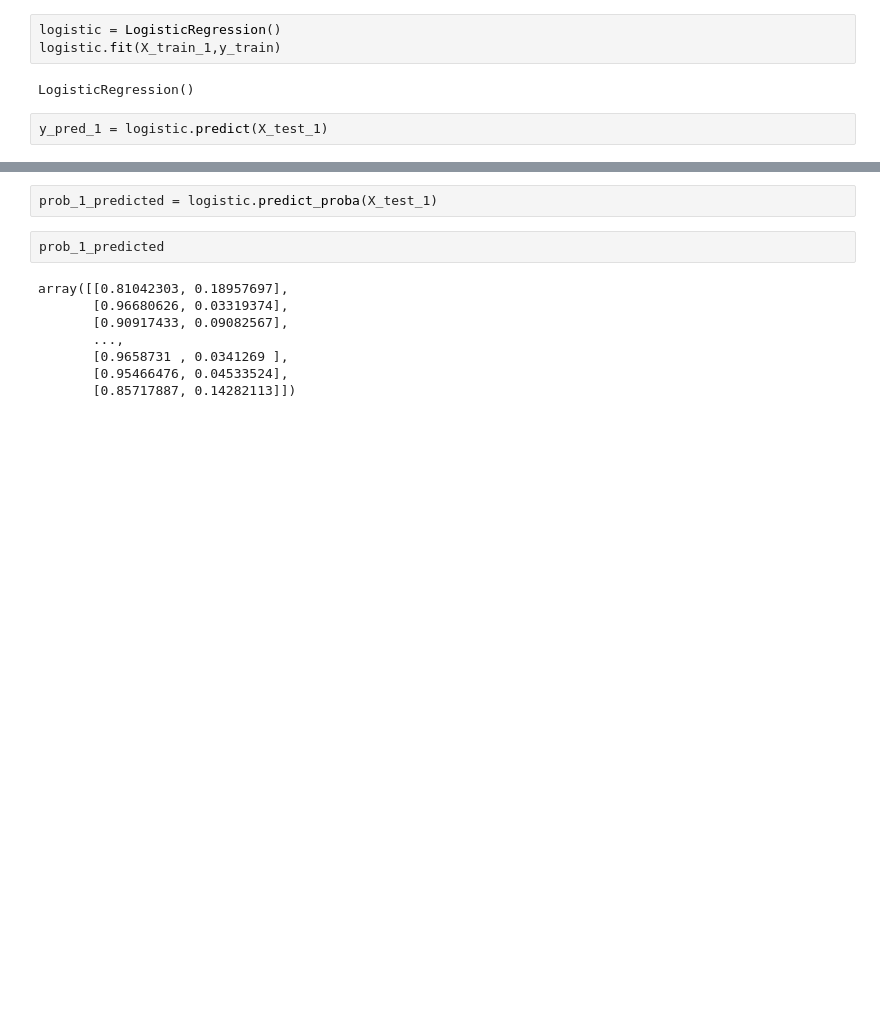
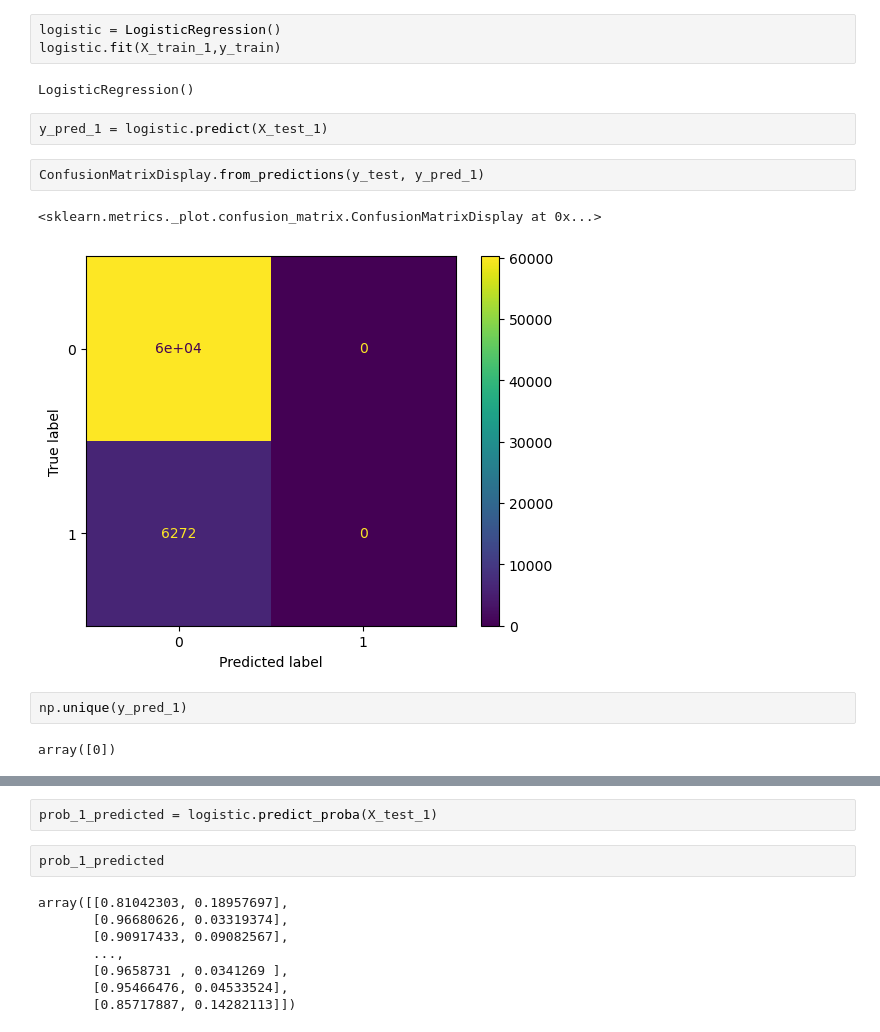
Before and after one commit to mina-parham/IFT6758-Project, a Jupyter notebook: notebooks/Milestone2_task3.ipynb, the cells around one changed output, grey strips where cells are left out. Saved outputs shown, nothing was run; the diff lists cells and outputs as text; blank space fills up the shorter version.

```diff
--- a/notebooks/Milestone2_task3.ipynb
+++ b/notebooks/Milestone2_task3.ipynb
@@ -193,5 +163,14 @@ logistic.fit(X_train_1,y_train)
 LogisticRegression()
 # %%
 y_pred_1 = logistic.predict(X_test_1)
+# %%
+ConfusionMatrixDisplay.from_predictions(y_test, y_pred_1)
+# %% [output]
+<sklearn.metrics._plot.confusion_matrix.ConfusionMatrixDisplay at 0x...>
+[figure, added]
+# %%
+np.unique(y_pred_1)
+# %% [output]
+array([0])
 # %%
 acc_ex1 = accuracy_score(y_test,y_pred_1)
```
Also changed, not shown: parts of 56 cells of this notebook, 1 other file.
